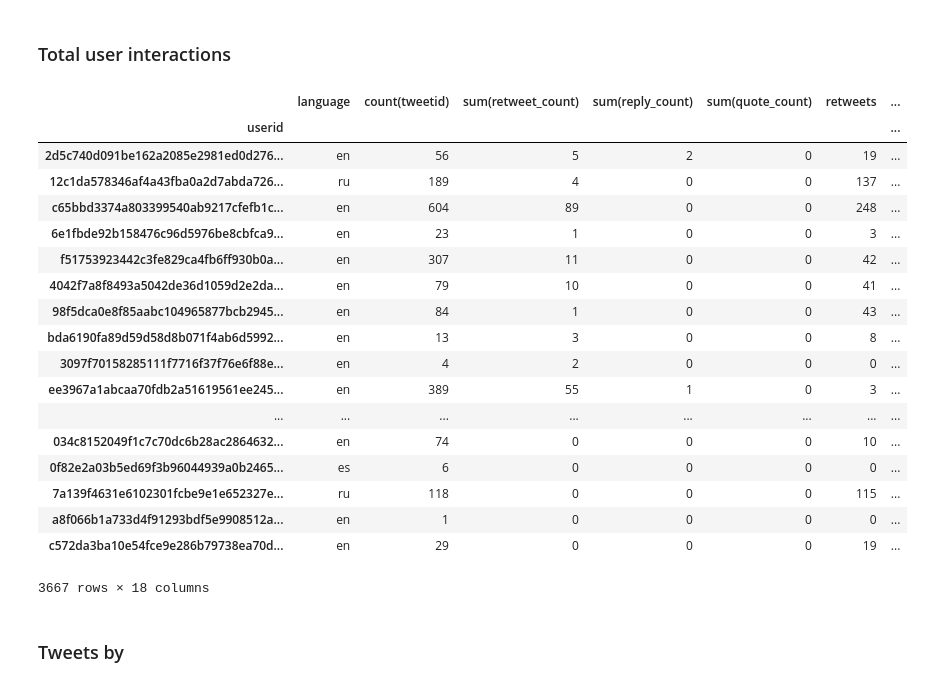
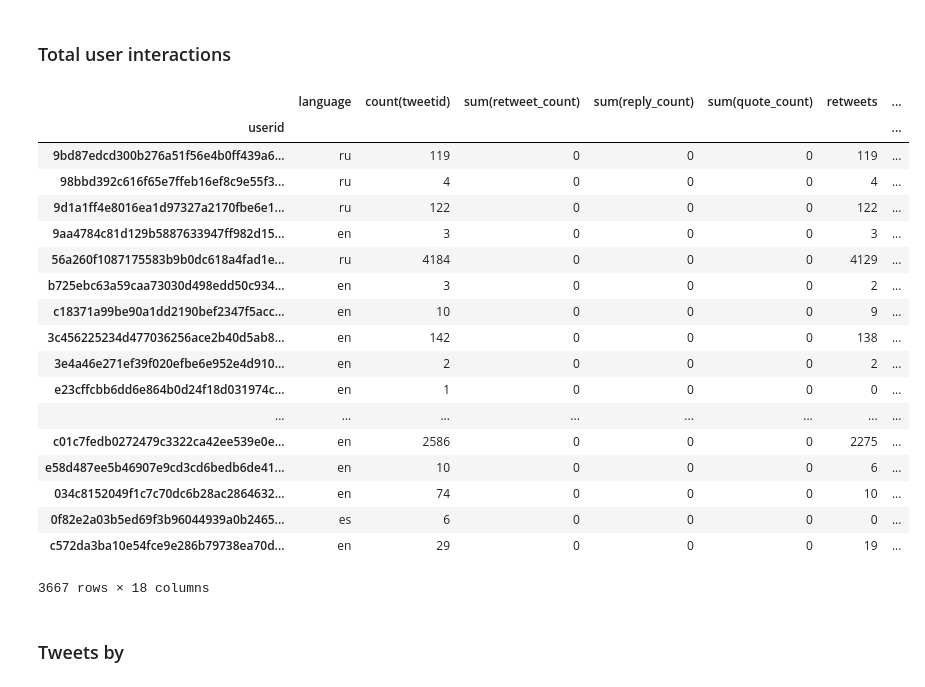
Before and after one commit to haakonms/ADAproject, a Jupyter notebook: Milestone3-Grini.ipynb, the cells around one changed output. Drawn from its saved outputs; the diff is of its cells as text; code cells hidden in the pictures.

Commit message:
Update Milestone3-Grini.ipynb
Fixed issue, where retweeted and replied to  users are not in set, mektig ståtiss

```diff
--- a/Milestone3-Grini.ipynb
+++ b/Milestone3-Grini.ipynb
@@ -651,8 +631,10 @@ aggregated_with_retweets = summed.join(retweets_by_user,retweets_by_user.usrid =
 
 
 #Make dataframe of tweets where trolls retweets other trolls
-retweets_within = text.join(retweets, text.tweetid == retweets.retweet_tweetid)\
-            .select("retweet_tweetid","retweeting_tweetid","retweet_userid","userid")
+u=users.select(col("userid").alias("usrid"))
+retweets_within = users.select("userid").join(retweets, "userid")
+retweets_within = u.join(retweets_within, retweets_within.retweet_userid==u.usrid )\
+                .select("retweet_tweetid","retweeting_tweetid","retweet_userid","userid")
 
 #Make df containing number of times a user has been retweeted by trolls, and add column to user-df
 retweeted_by_troll = retweets_within.groupBy("retweet_userid").agg(count("*"))\
@@ -660,7 +642,6 @@ retweeted_by_troll = retweets_within.groupBy("retweet_userid").agg(count("*"))\
 aggregated_with_retweets = aggregated_with_retweets.join(retweeted_by_troll,retweeted_by_troll.retweet_userid
                                             == aggregated_with_retweets.userid,"left_outer").drop("retweet_userid")
 
-
 #Make df containing number of times a troll has retweeted other trolls, and add column to user-df
 retweets_of_troll = retweets_within.groupBy("userid").agg(count("*"))\
                 .select("userid",col("count(1)").alias("retweets_of_troll"))
@@ -680,8 +661,8 @@ aggregated_with_replies = aggregated_with_retweets.join(
                 replies_by_user,"userid","left_outer")
 
 #replies from one troll to another
-replies_within = text.join(replies, text.tweetid == replies.in_reply_to_tweetid)\
-                .select("userid","in_reply_to_userid","tweetid","replyid")
+replies_within = u.join(replies, u.usrid == replies.in_reply_to_userid)
+replies_within = replies_within.join(users,"userid").select("userid","in_reply_to_userid","replyid")
 
 #add a column with how many times each user have been replied to by a troll
 replies_to_user = replies_within.groupBy("in_reply_to_userid").agg(count("*"))\
@@ -757,28 +738,30 @@ interactions_df.groupby("language").sum()
 # %%
 interactions_df["Total_reactions_from_trolls"] = interactions_df["retweeted_by_trolls"]+interactions_df["replies_by_trolls"]+interactions_df["quoted_by_trolls"]
 interactions_df["Total_reactions_to_trolls"] = interactions_df["retweets_of_troll"]+interactions_df["replies_to_trolls"]+interactions_df["quoted_a_troll"]
 interactions_df["Ratio_reactions_to_trolls"] = interactions_df["Total_reactions_to_trolls"]/interactions_df["count(tweetid)"]
 interactions_df["Ratio_reactions_from_trolls"] = interactions_df["Total_reactions_from_trolls"]/(interactions_df["sum(retweet_count)"]+interactions_df["sum(reply_count)"]+interactions_df["sum(quote_count)"])
 
-interactions_df.sort_values("Ratio_reactions_from_trolls",ascending=False)
+interactions_df = interactions_df.sort_values("Ratio_reactions_from_trolls",ascending=False)
+
+interactions_df
 # %% [output]
 |  | language | count(tweetid) | sum(retweet_count) | sum(reply_count) | sum(quote_count) | retweets | ... |
 | userid |  |  |  |  |  |  | ... |
-| 2d5c740d091be162a2085e2981ed0d276... | en | 56 | 5 | 2 | 0 | 19 | ... |
-| 12c1da578346af4a43fba0a2d7abda726... | ru | 189 | 4 | 0 | 0 | 137 | ... |
-| c65bbd3374a803399540ab9217cfefb1c... | en | 604 | 89 | 0 | 0 | 248 | ... |
-| 6e1fbde92b158476c96d5976be8cbfca9... | en | 23 | 1 | 0 | 0 | 3 | ... |
-| f51753923442c3fe829ca4fb6ff930b0a... | en | 307 | 11 | 0 | 0 | 42 | ... |
-| 4042f7a8f8493a5042de36d1059d2e2da... | en | 79 | 10 | 0 | 0 | 41 | ... |
-| 98f5dca0e8f85aabc104965877bcb2945... | en | 84 | 1 | 0 | 0 | 43 | ... |
-| bda6190fa89d59d58d8b071f4ab6d5992... | en | 13 | 3 | 0 | 0 | 8 | ... |
-| 3097f70158285111f7716f37f76e6f88e... | en | 4 | 2 | 0 | 0 | 0 | ... |
-| ee3967a1abcaa70fdb2a51619561ee245... | en | 389 | 55 | 1 | 0 | 3 | ... |
+| 9bd87edcd300b276a51f56e4b0ff439a6... | ru | 119 | 0 | 0 | 0 | 119 | ... |
+| 98bbd392c616f65e7ffeb16ef8c9e55f3... | ru | 4 | 0 | 0 | 0 | 4 | ... |
+| 9d1a1ff4e8016ea1d97327a2170fbe6e1... | ru | 122 | 0 | 0 | 0 | 122 | ... |
+| 9aa4784c81d129b5887633947ff982d15... | en | 3 | 0 | 0 | 0 | 3 | ... |
+| 56a260f1087175583b9b0dc618a4fad1e... | ru | 4184 | 0 | 0 | 0 | 4129 | ... |
+| b725ebc63a59caa73030d498edd50c934... | en | 3 | 0 | 0 | 0 | 2 | ... |
+| c18371a99be90a1dd2190bef2347f5acc... | en | 10 | 0 | 0 | 0 | 9 | ... |
+| 3c456225234d477036256ace2b40d5ab8... | en | 142 | 0 | 0 | 0 | 138 | ... |
+| 3e4a46e271ef39f020efbe6e952e4d910... | en | 2 | 0 | 0 | 0 | 2 | ... |
+| e23cffcbb6dd6e864b0d24f18d031974c... | en | 1 | 0 | 0 | 0 | 0 | ... |
 | ... | ... | ... | ... | ... | ... | ... | ... |
+| c01c7fedb0272479c3322ca42ee539e0e... | en | 2586 | 0 | 0 | 0 | 2275 | ... |
+| e58d487ee5b46907e9cd3cd6bedb6de41... | en | 10 | 0 | 0 | 0 | 6 | ... |
 | 034c8152049f1c7c70dc6b28ac2864632... | en | 74 | 0 | 0 | 0 | 10 | ... |
 | 0f82e2a03b5ed69f3b96044939a0b2465... | es | 6 | 0 | 0 | 0 | 0 | ... |
-| 7a139f4631e6102301fcbe9e1e652327e... | ru | 118 | 0 | 0 | 0 | 115 | ... |
-| a8f066b1a733d4f91293bdf5e9908512a... | en | 1 | 0 | 0 | 0 | 0 | ... |
 | c572da3ba10e54fce9e286b79738ea70d... | en | 29 | 0 | 0 | 0 | 19 | ... |
 3667 rows × 18 columns
 # %% [markdown]
```
Also changed, not shown: parts of 1 cell of this notebook.
